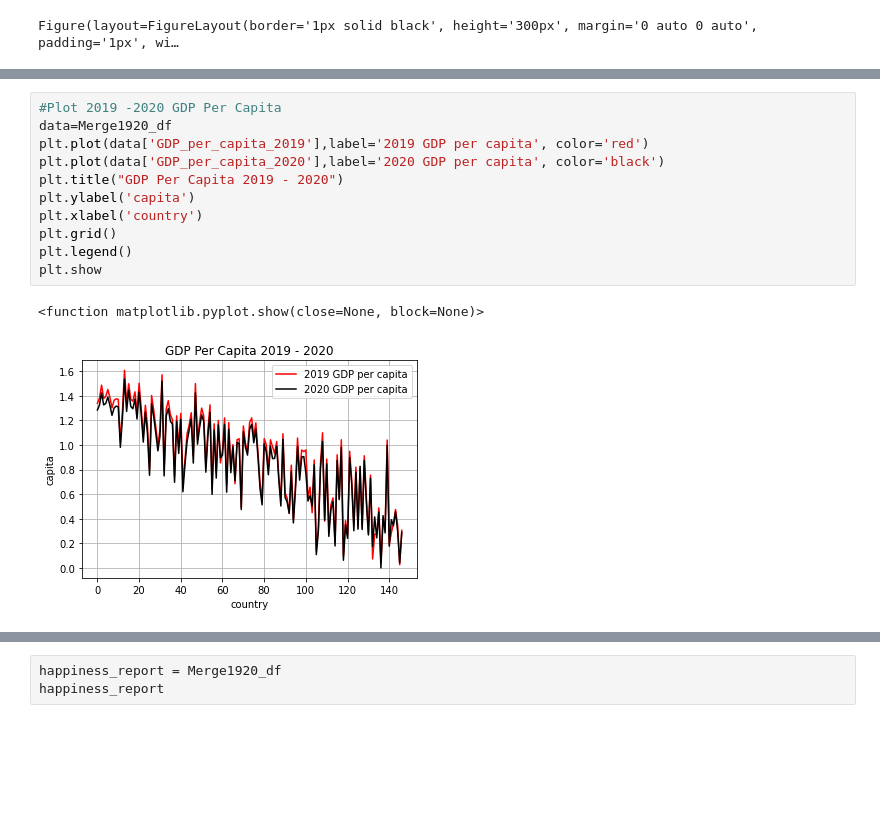
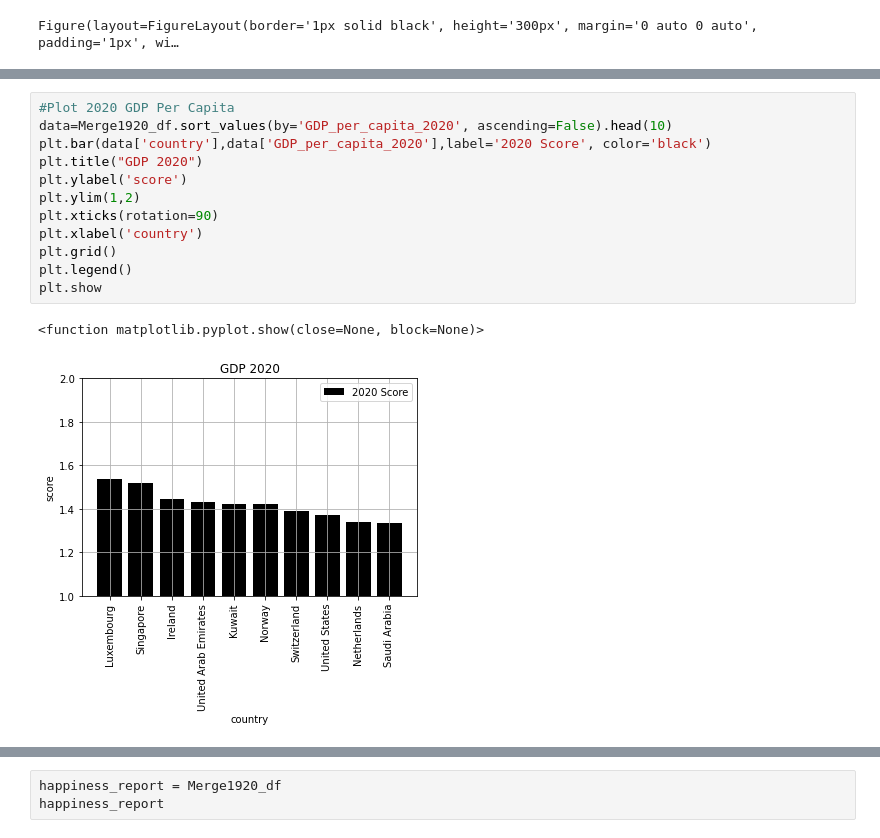
Before and after one commit to josiedeleon/Team9--Project1, a Jupyter notebook: Project 1 Happiness.ipynb, the cells around one changed output, grey strips where cells are left out. Saved outputs shown, nothing was run; the diff lists cells and outputs as text; blank space fills up the shorter version.

```diff
--- a/Project 1 Happiness.ipynb
+++ b/Project 1 Happiness.ipynb
@@ -363,14 +415,15 @@ plt.show
 # %%
-#Plot 2019 -2020 GDP Per Capita
-data=Merge1920_df
-plt.plot(data['GDP_per_capita_2019'],label='2019 GDP per capita', color='red')
-plt.plot(data['GDP_per_capita_2020'],label='2020 GDP per capita', color='black')
-plt.title("GDP Per Capita 2019 - 2020")
-plt.ylabel('capita')
+#Plot 2020 GDP Per Capita
+data=Merge1920_df.sort_values(by='GDP_per_capita_2020', ascending=False).head(10)
+plt.bar(data['country'],data['GDP_per_capita_2020'],label='2020 Score', color='black')
+plt.title("GDP 2020")
+plt.ylabel('score')
+plt.ylim(1,2)
+plt.xticks(rotation=90)
 plt.xlabel('country')
 plt.grid()
 plt.legend()
 plt.show
 # %% [output]
 <function matplotlib.pyplot.show(close=None, block=None)>
-[figure, old version]
+[figure, new version]
```
Also changed, not shown: parts of 16 cells of this notebook.
